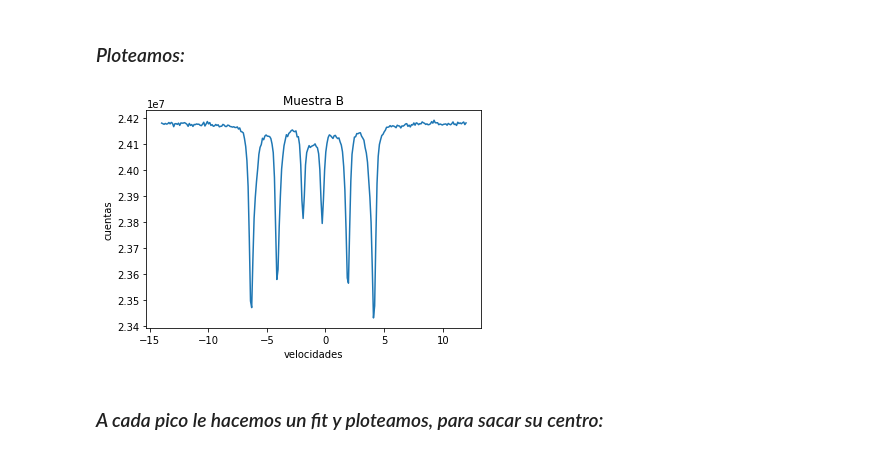
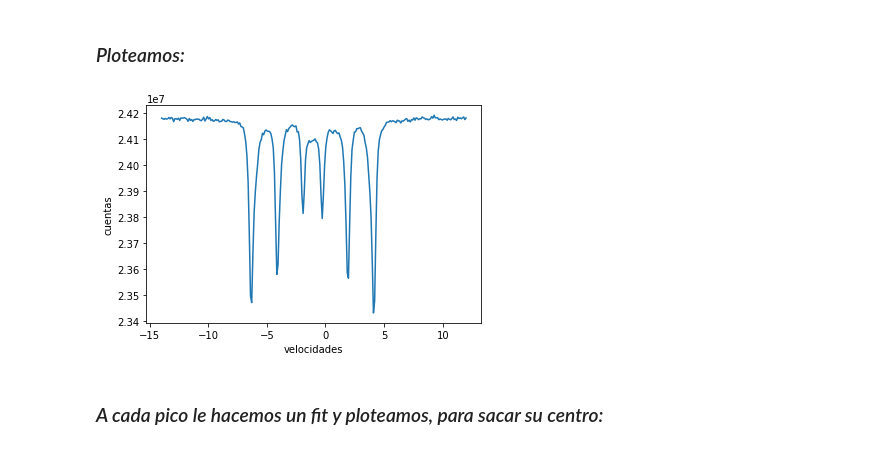
Before and after one commit to monticellifernando/EC2, a Jupyter notebook: 2020/GA/Exp2/Mössbauer_parte2.ipynb, the cells around one changed output. Drawn from its saved outputs; the diff is of its cells as text; code cells hidden in the pictures.

```diff
--- a/2020/GA/Mössbauer_parte2.ipynb
+++ b/2020/GA/Exp2/Mössbauer_parte2.ipynb
@@ -330,15 +330,15 @@ data=pd.DataFrame(x)
 # %%
 
 x=data.iloc[:,0]
 y=data.iloc[:,1]
 
 plt.plot(x,y)
 plt.xlabel("velocidades")
 plt.ylabel("cuentas")
-plt.title("Muestra B")
+# plt.title("Muestra B")
 plt.show()
 # %% [output]
-[figure, old version]
+[figure, new version]
 # %% [markdown]
 ### *A cada pico le hacemos un fit y ploteamos, para sacar su centro:*
 # %% [markdown]
```
Also changed, not shown: parts of 10 cells of this notebook, 9 other files.
